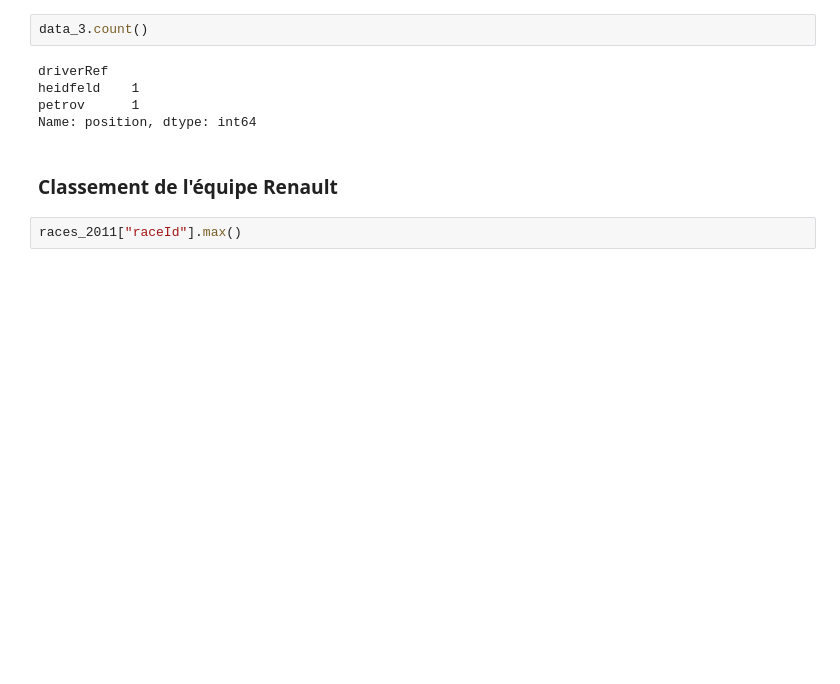
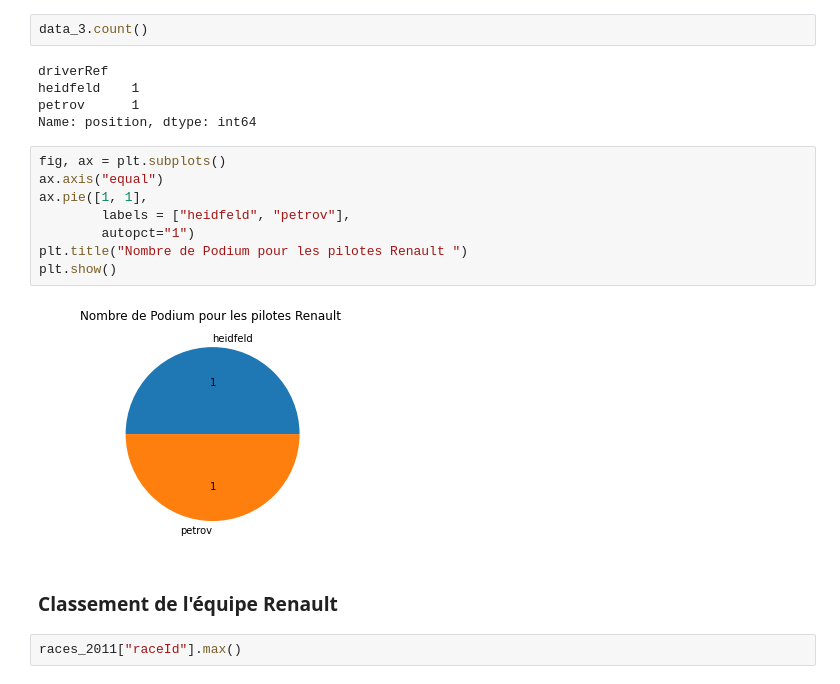
Before and after one commit to allanCouderette/Data-analysis-F1-example, a Jupyter notebook: Projet machine learning.ipynb, the cells around one changed output. Cells and saved outputs as stored; diff of their text form; blank space fills up the shorter version.

```diff
--- a/Projet machine learning.ipynb
+++ b/Projet machine learning.ipynb
@@ -472,6 +472,16 @@ driverRef
 heidfeld    1
 petrov      1
 Name: position, dtype: int64
+# %%
+fig, ax = plt.subplots()
+ax.axis("equal")
+ax.pie([1, 1],
+        labels = ["heidfeld", "petrov"],
+        autopct="1")
+plt.title("Nombre de Podium pour les pilotes Renault ")
+plt.show()
+# %% [output]
+[figure, added]
 # %% [markdown]
 ### Classement de l'équipe Renault
 # %%
```
Also changed, not shown: parts of 6 cells of this notebook, 2 other files.
